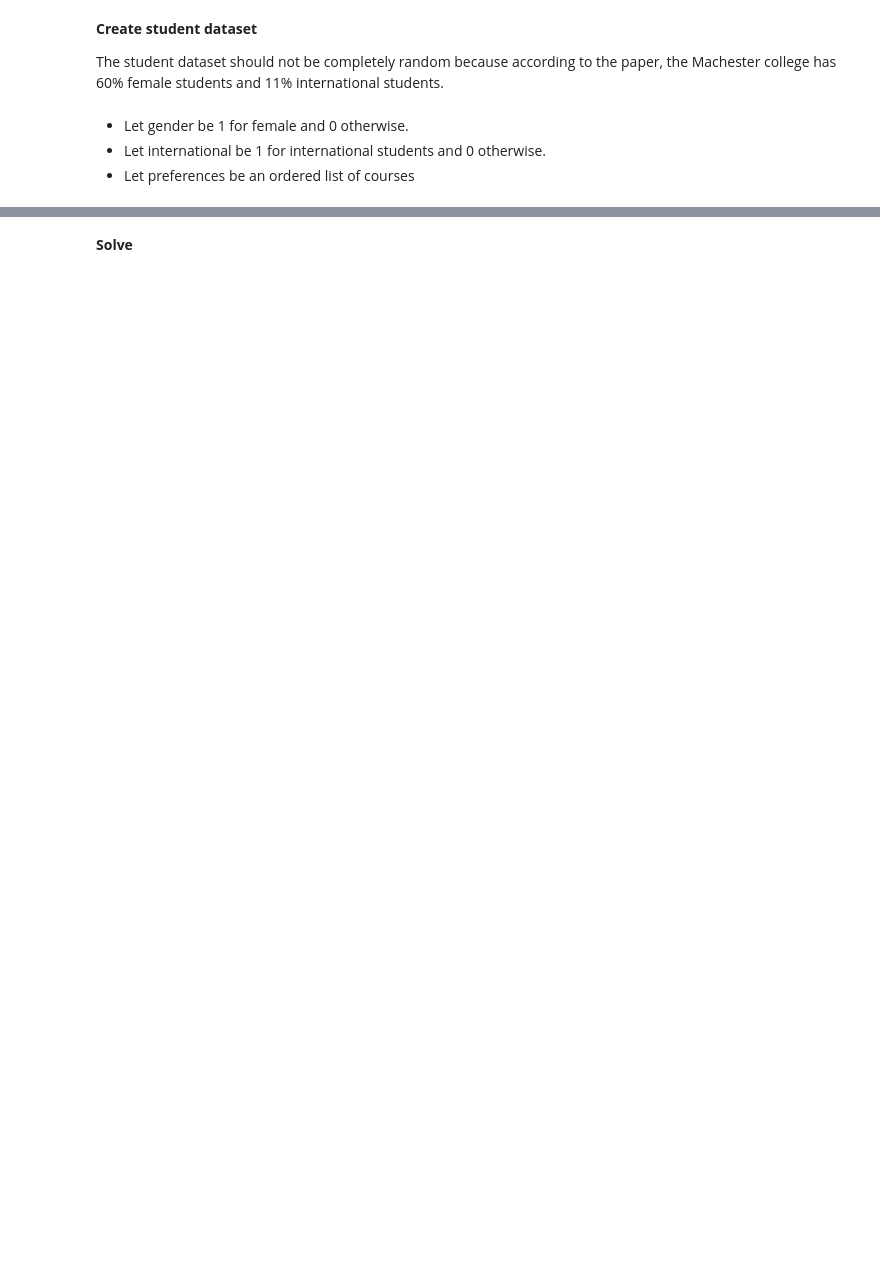
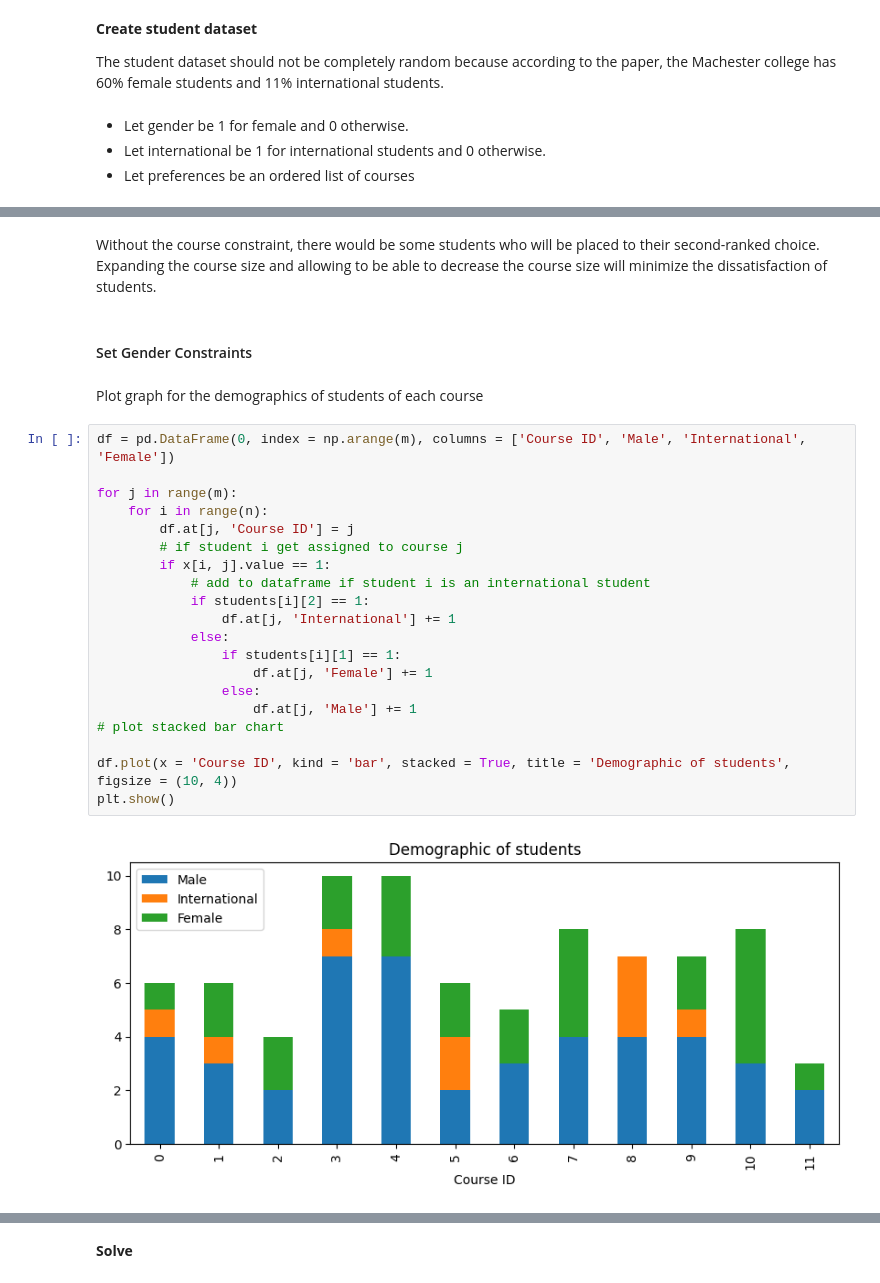
Before and after one commit to Michxz312/Optimization-Problems, a Jupyter notebook: Combinatorial Optimization/Course Assignment Problem.ipynb, the cells around one changed output, grey strips where cells are left out. Saved outputs shown, nothing was run; the diff lists cells and outputs as text; blank space fills up the shorter version.

```diff
--- a/Combinatorial Optimization/Course Assignment Problem.ipynb
+++ b/Combinatorial Optimization/Course Assignment Problem.ipynb
@@ -351,0 +373,28 @@ $$\sum_{i \in X_j} x_{i,j} = \sum_{s=9}^{17} sq_{j,s}$$
+# %% [markdown]
+Without the course constraint, there would be some students who will be placed to their second-ranked choice. Expanding the course size and allowing to be able to decrease the course size will minimize the dissatisfaction of students.
+# %% [markdown]
+#### Set Gender Constraints
+# %% [markdown]
+Plot graph for the demographics of students of each course
+# %%
+df = pd.DataFrame(0, index = np.arange(m), columns = ['Course ID', 'Male', 'International', 'Female'])
+
+for j in range(m):
+    for i in range(n):
+        df.at[j, 'Course ID'] = j
+        # if student i get assigned to course j
+        if x[i, j].value == 1:
+            # add to dataframe if student i is an international student
+            if students[i][2] == 1:
+                df.at[j, 'International'] += 1
+            else:
+                if students[i][1] == 1:
+                    df.at[j, 'Female'] += 1
+                else:
+                    df.at[j, 'Male'] += 1
+# plot stacked bar chart
+
+df.plot(x = 'Course ID', kind = 'bar', stacked = True, title = 'Demographic of students', figsize = (10, 4))
+plt.show()
+# %% [output]
+[figure, added]
```
Also changed, not shown: parts of 35 cells of this notebook.
